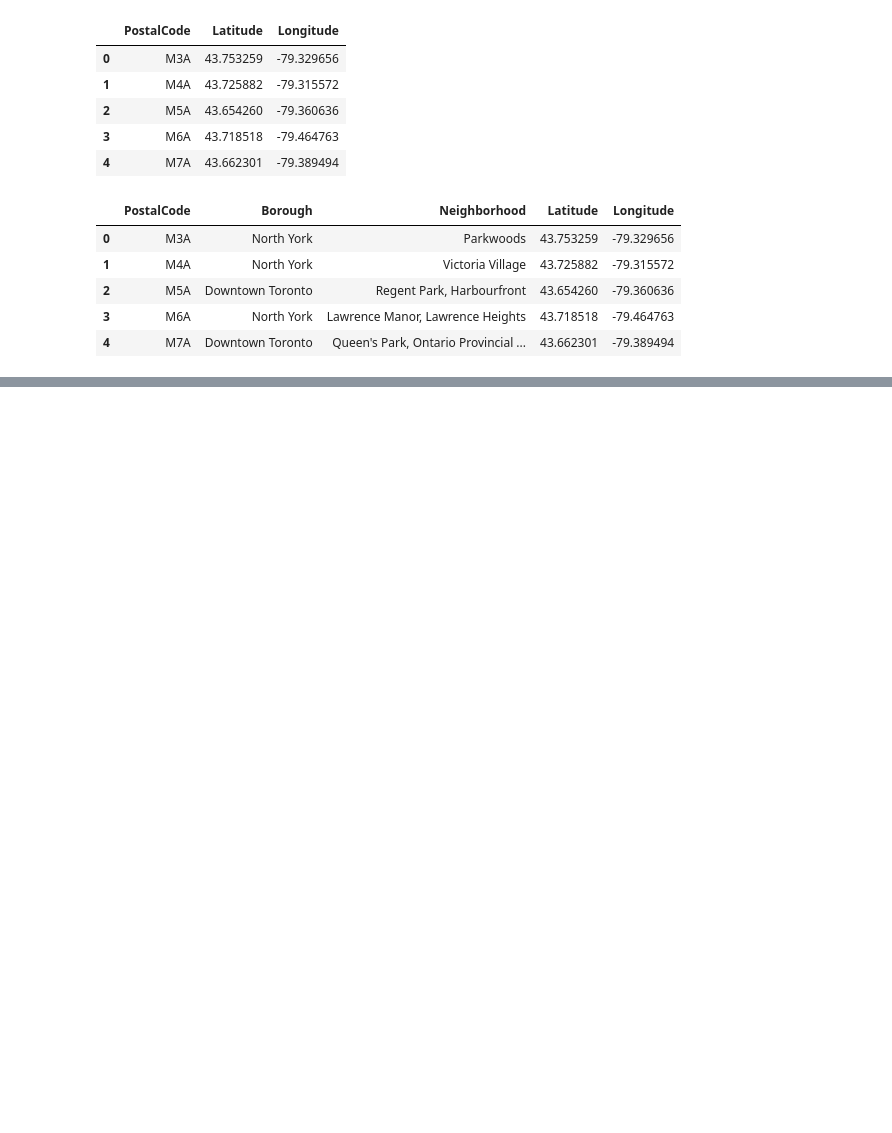
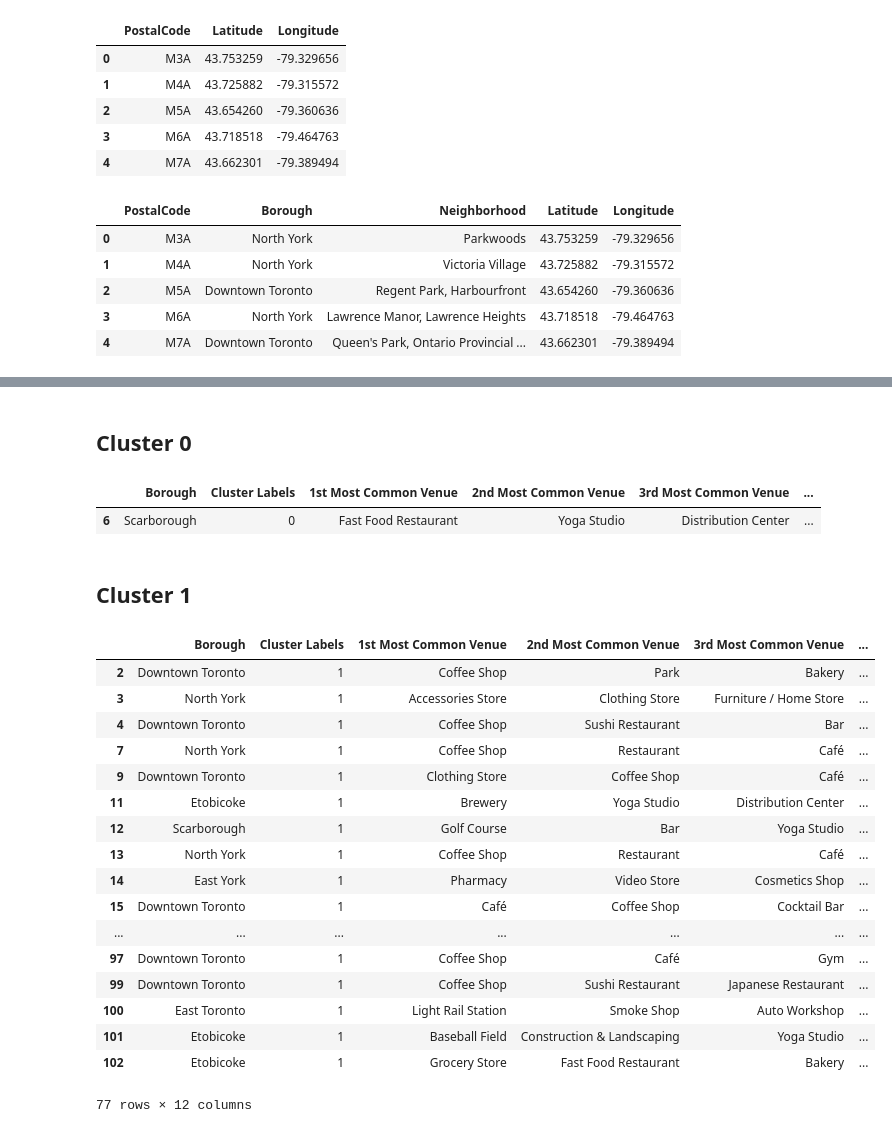
Before and after one commit to yanbin-pan/ML_Clustering_London_Housing, a Jupyter notebook: Coursera Capstone.ipynb, the cells around one changed output, grey strips where cells are left out. Cells and saved outputs as stored; diff of their text form; code cells hidden in the pictures; blank space fills up the shorter version.

Commit message:
Published from Watson Studio.

```diff
--- a/Coursera Capstone.ipynb
+++ b/Coursera Capstone.ipynb
@@ -153,0 +386,6 @@ df.head(5)
+# %%
+def return_most_common_venues(row, num_top_venues):
+    row_categories = row.iloc[1:]
+    row_categories_sorted = row_categories.sort_values(ascending=False)
+
+    return row_categories_sorted.index.values[0:num_top_venues]
@@ -153,0 +444,10 @@ df.head(5)
+# %%
+# add clustering labels
+neighborhoods_venues_sorted.insert(0, 'Cluster Labels', kmeans.labels_)
+
+Toronto_merged = df
+
+# merge toronto_grouped with toronto_data to add latitude/longitude for each neighborhood
+Toronto_merged = Toronto_merged.join(neighborhoods_venues_sorted.set_index('Neighborhood'), on='Neighborhood')
+
+Toronto_merged.head() # check the last columns!
@@ -153,0 +488,26 @@ df.head(5)
+# %%
+Toronto_merged.dropna(inplace=True)
+# %%
+# create map
+map_clusters = folium.Map(location=[latitude, longitude], zoom_start=11)
+Toronto_merged['Cluster Labels']=Toronto_merged['Cluster Labels'].astype(int)
+# set color scheme for the clusters
+x = np.arange(kclusters)
+ys = [i + x + (i*x)**2 for i in range(kclusters)]
+colors_array = cm.rainbow(np.linspace(0, 1, len(ys)))
+rainbow = [colors.rgb2hex(i) for i in colors_array]
+
+# add markers to the madrp
+markers_colors = []
+for lat, lon, poi, cluster in zip(Toronto_merged['Latitude'], Toronto_merged['Longitude'], Toronto_merged['Neighborhood'], Toronto_merged['Cluster Labels']):
+    label = folium.Popup(str(poi) + ' Cluster ' + str(cluster), parse_html=True)
+    folium.CircleMarker(
+        [lat, lon],
+        radius=5,
+        popup=label,
+        color=rainbow[cluster-1],
+        fill=True,
+        fill_color=rainbow[cluster-1],
+        fill_opacity=0.7).add_to(map_clusters)
+
+map_clusters
@@ -153,0 +516,30 @@ df.head(5)
+# %% [markdown]
+## Cluster 0
+# %%
+Toronto_merged.loc[Toronto_merged['Cluster Labels'] == 0, Toronto_merged.columns[[1] + list(range(5, Toronto_merged.shape[1]))]]
+# %% [output]
+|  | Borough | Cluster Labels | 1st Most Common Venue | 2nd Most Common Venue | 3rd Most Common Venue | ... |
+| 6 | Scarborough | 0 | Fast Food Restaurant | Yoga Studio | Distribution Center | ... |
+# %% [markdown]
+## Cluster 1
+# %%
+Toronto_merged.loc[Toronto_merged['Cluster Labels'] == 1, Toronto_merged.columns[[1] + list(range(5, Toronto_merged.shape[1]))]]
+# %% [output]
+|  | Borough | Cluster Labels | 1st Most Common Venue | 2nd Most Common Venue | 3rd Most Common Venue | ... |
+| 2 | Downtown Toronto | 1 | Coffee Shop | Park | Bakery | ... |
+| 3 | North York | 1 | Accessories Store | Clothing Store | Furniture / Home Store | ... |
+| 4 | Downtown Toronto | 1 | Coffee Shop | Sushi Restaurant | Bar | ... |
+| 7 | North York | 1 | Coffee Shop | Restaurant | Café | ... |
+| 9 | Downtown Toronto | 1 | Clothing Store | Coffee Shop | Café | ... |
+| 11 | Etobicoke | 1 | Brewery | Yoga Studio | Distribution Center | ... |
+| 12 | Scarborough | 1 | Golf Course | Bar | Yoga Studio | ... |
+| 13 | North York | 1 | Coffee Shop | Restaurant | Café | ... |
+| 14 | East York | 1 | Pharmacy | Video Store | Cosmetics Shop | ... |
+| 15 | Downtown Toronto | 1 | Café | Coffee Shop | Cocktail Bar | ... |
+| ... | ... | ... | ... | ... | ... | ... |
+| 97 | Downtown Toronto | 1 | Coffee Shop | Café | Gym | ... |
+| 99 | Downtown Toronto | 1 | Coffee Shop | Sushi Restaurant | Japanese Restaurant | ... |
+| 100 | East Toronto | 1 | Light Rail Station | Smoke Shop | Auto Workshop | ... |
+| 101 | Etobicoke | 1 | Baseball Field | Construction & Landscaping | Yoga Studio | ... |
+| 102 | Etobicoke | 1 | Grocery Store | Fast Food Restaurant | Bakery | ... |
+77 rows × 12 columns
```
Also changed, not shown: parts of 43 cells of this notebook.
